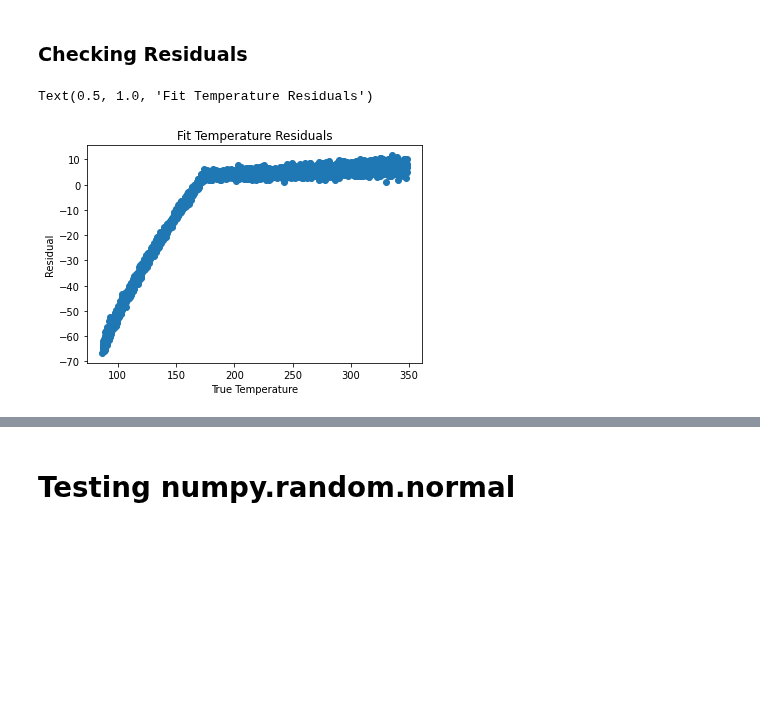
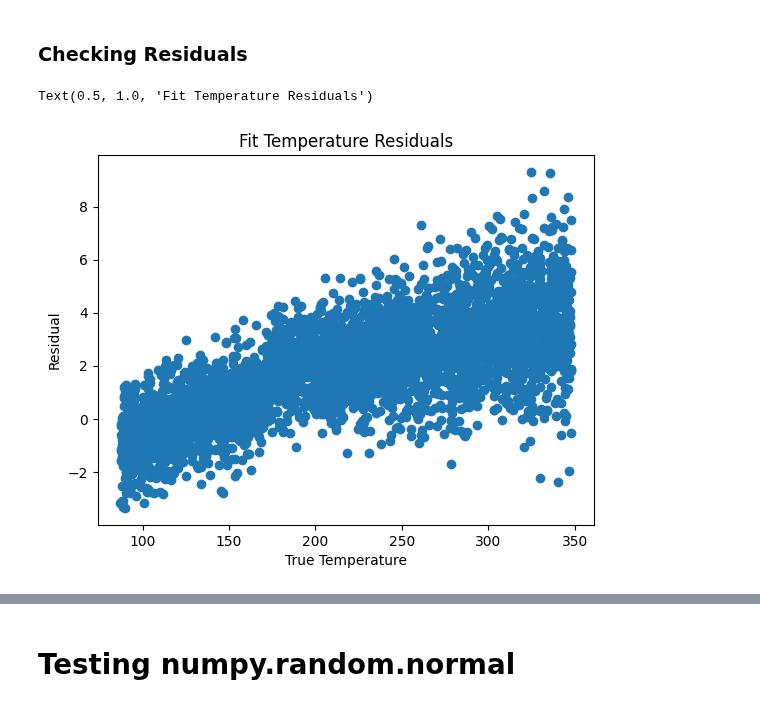
Before and after one commit to alec-gironda/Bose-Einstein-Condensate-NN, a Jupyter notebook: gaussian_fit.ipynb, the cells around one changed output, grey strips where cells are left out. Drawn from its saved outputs; the diff is of its cells as text; code cells hidden in the pictures; blank space fills up the shorter version.

```diff
--- a/gaussian_fit.ipynb
+++ b/gaussian_fit.ipynb
@@ -390,0 +376,19 @@ preds = np.asarray(preds)
+# %%
+# 8 batches of size 500 for 4000 test images
+batch_size = 500
+processes = 8
+# %%
+#reload data
+import concurrent.futures
+
+from fit_with_mp import FitMP
+
+fitmp = FitMP()
+
+ims = [tmp_x_test[batch*batch_size:(batch+1)*batch_size] for batch in range(processes)]
+labs = [tmp_y_test[batch*batch_size:(batch+1)*batch_size] for batch in range(processes)]
+
+with concurrent.futures.ProcessPoolExecutor() as executor:
+    out = executor.map(fitmp.fit_preds_for_batch,ims,labs)
+
+out = np.array(list(out))
@@ -390,0 +399,2 @@ preds = np.asarray(preds)
+# %%
+full_preds = np.concatenate(out.copy(),axis = 0)
@@ -496,15 +646,15 @@ ml_N_rmse
 # %%
 #maybe break up resiudal graphs into based on temp
 # %%
-fit_residuals = preds - tmp_y_test
+fit_residuals = full_preds - tmp_y_test[:len(full_preds)]
 # %%
 #fit temperature residuals
-plt.scatter(tmp_y_test[:,0],fit_residuals[:,0])
+plt.scatter(tmp_y_test[:len(full_preds),0],fit_residuals[:,0])
 plt.xlabel("True Temperature")
 plt.ylabel("Residual")
 plt.title("Fit Temperature Residuals")
 # %% [output]
 Text(0.5, 1.0, 'Fit Temperature Residuals')
-[figure, old version]
+[figure, new version]
 # %%
 #fit Nc residuals
```
Also changed, not shown: parts of 49 cells of this notebook, 3 other files.
